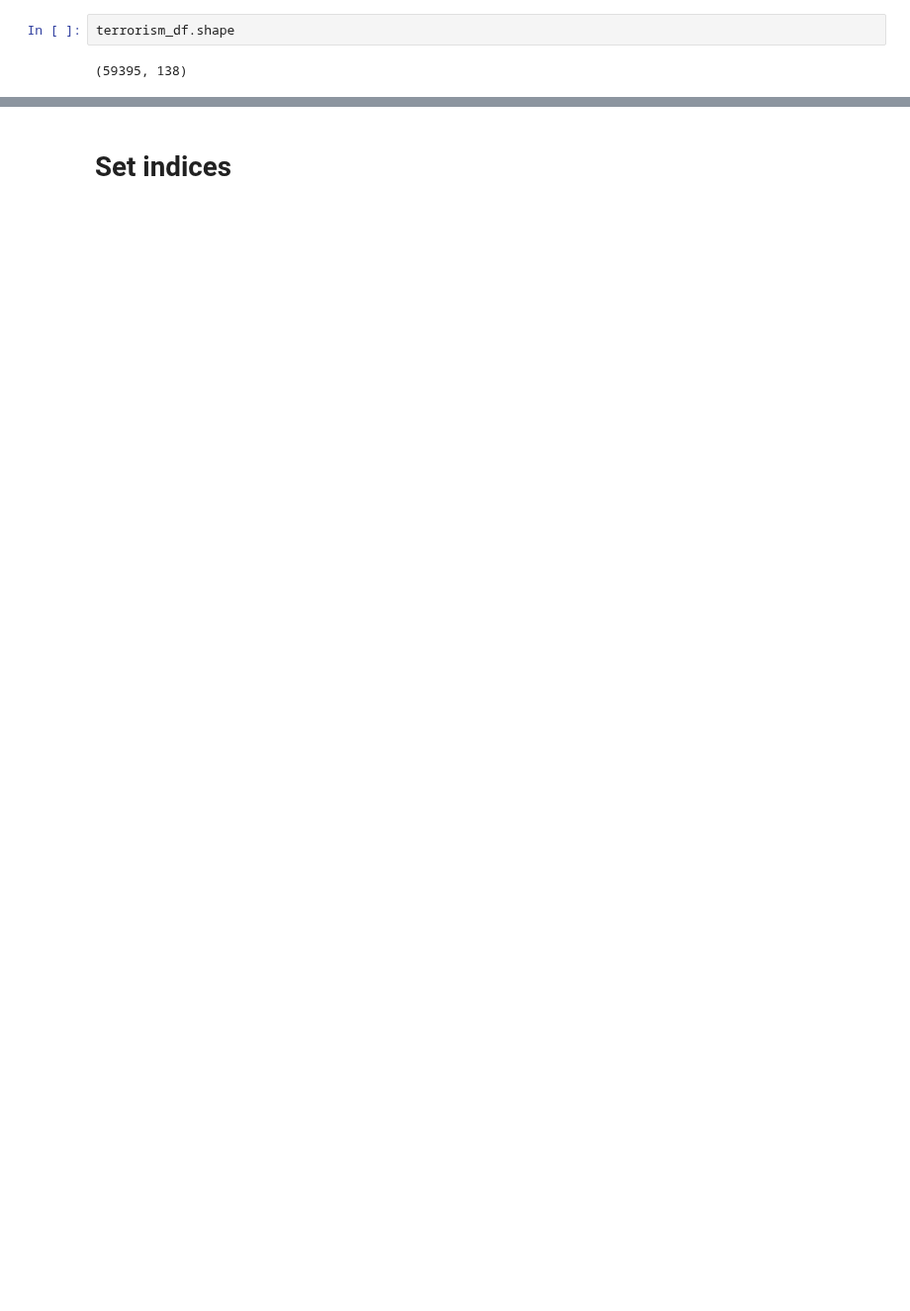
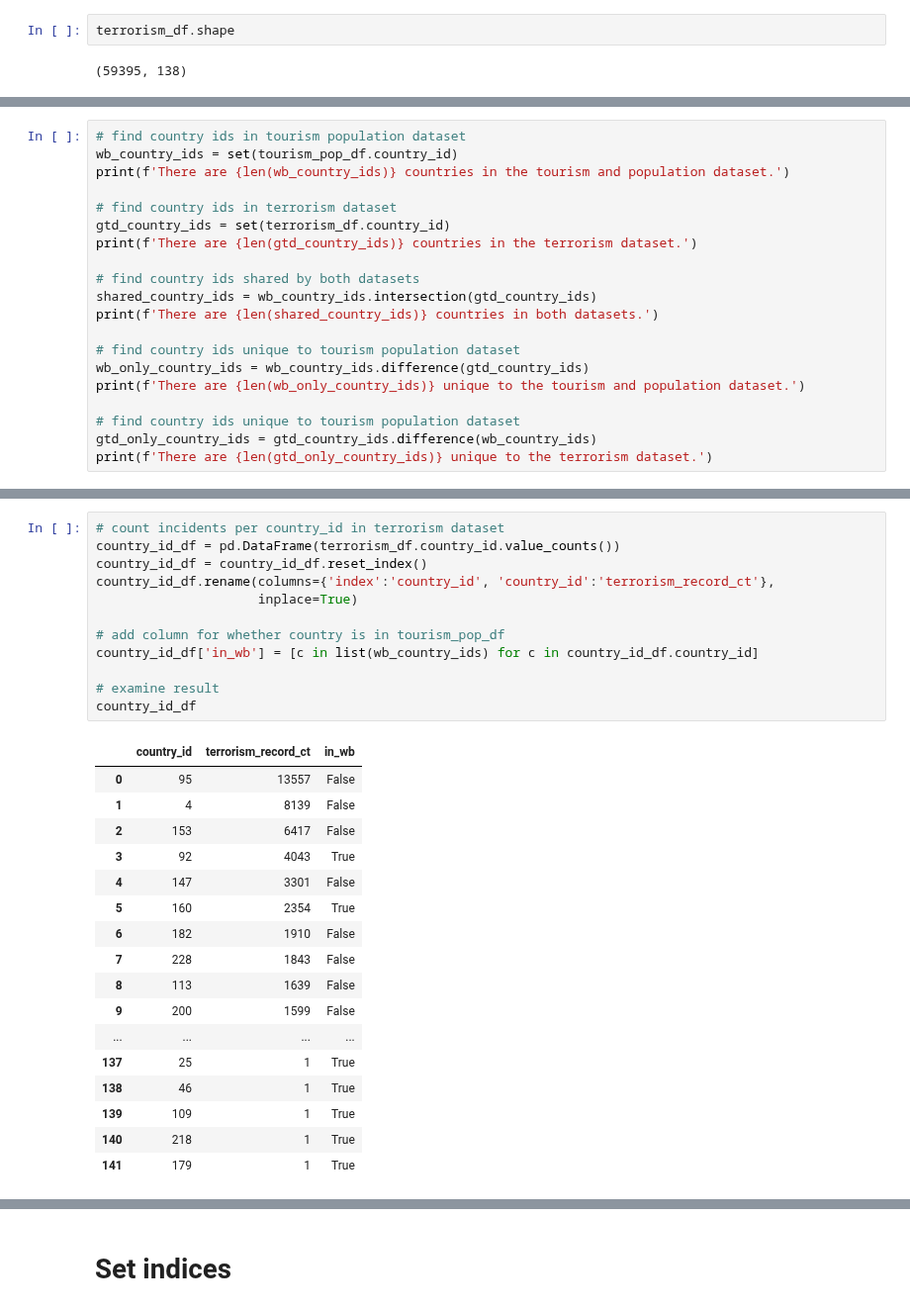
Before and after one commit to brooke-l-hawkins/milestone-i-project, a Jupyter notebook: code/join_data.ipynb, the cells around one changed output, grey strips where cells are left out. Shown at 99% size. Cells and saved outputs as stored; diff of their text form; blank space fills up the shorter version.

Commit message:
complete manual check, add sanity check on record count

```diff
--- a/code/join_data.ipynb
+++ b/code/join_data.ipynb
@@ -47,0 +52,20 @@ terrorism_df.shape
+# %%
+# find country ids in tourism population dataset
+wb_country_ids = set(tourism_pop_df.country_id)
+print(f'There are {len(wb_country_ids)} countries in the tourism and population dataset.')
+
+# find country ids in terrorism dataset
+gtd_country_ids = set(terrorism_df.country_id)
+print(f'There are {len(gtd_country_ids)} countries in the terrorism dataset.')
+
+# find country ids shared by both datasets
+shared_country_ids = wb_country_ids.intersection(gtd_country_ids)
+print(f'There are {len(shared_country_ids)} countries in both datasets.')
+
+# find country ids unique to tourism population dataset
+wb_only_country_ids = wb_country_ids.difference(gtd_country_ids)
+print(f'There are {len(wb_only_country_ids)} unique to the tourism and population dataset.')
+
+# find country ids unique to tourism population dataset
+gtd_only_country_ids = gtd_country_ids.difference(wb_country_ids)
+print(f'There are {len(gtd_only_country_ids)} unique to the terrorism dataset.')
@@ -47,0 +89,30 @@ terrorism_df.shape
+# %%
+# count incidents per country_id in terrorism dataset
+country_id_df = pd.DataFrame(terrorism_df.country_id.value_counts())
+country_id_df = country_id_df.reset_index()
+country_id_df.rename(columns={'index':'country_id', 'country_id':'terrorism_record_ct'},
+                     inplace=True)
+
+# add column for whether country is in tourism_pop_df
+country_id_df['in_wb'] = [c in list(wb_country_ids) for c in country_id_df.country_id]
+
+# examine result
+country_id_df
+# %% [output]
+|  | country_id | terrorism_record_ct | in_wb |
+| 0 | 95 | 13557 | False |
+| 1 | 4 | 8139 | False |
+| 2 | 153 | 6417 | False |
+| 3 | 92 | 4043 | True |
+| 4 | 147 | 3301 | False |
+| 5 | 160 | 2354 | True |
+| 6 | 182 | 1910 | False |
+| 7 | 228 | 1843 | False |
+| 8 | 113 | 1639 | False |
+| 9 | 200 | 1599 | False |
+| ... | ... | ... | ... |
+| 137 | 25 | 1 | True |
+| 138 | 46 | 1 | True |
+| 139 | 109 | 1 | True |
+| 140 | 218 | 1 | True |
+| 141 | 179 | 1 | True |
```
Also changed, not shown: parts of 30 cells of this notebook.
